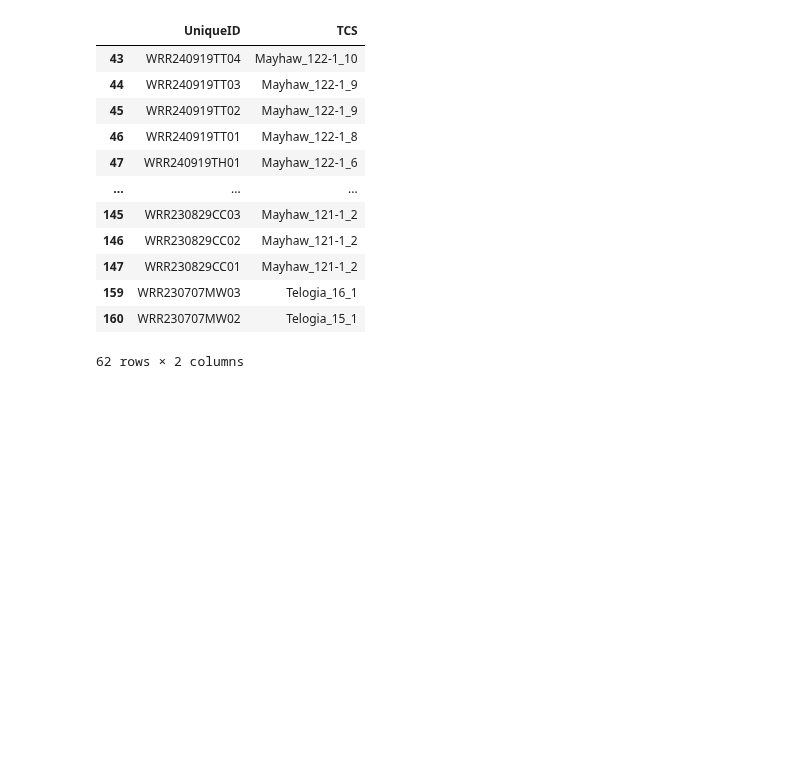
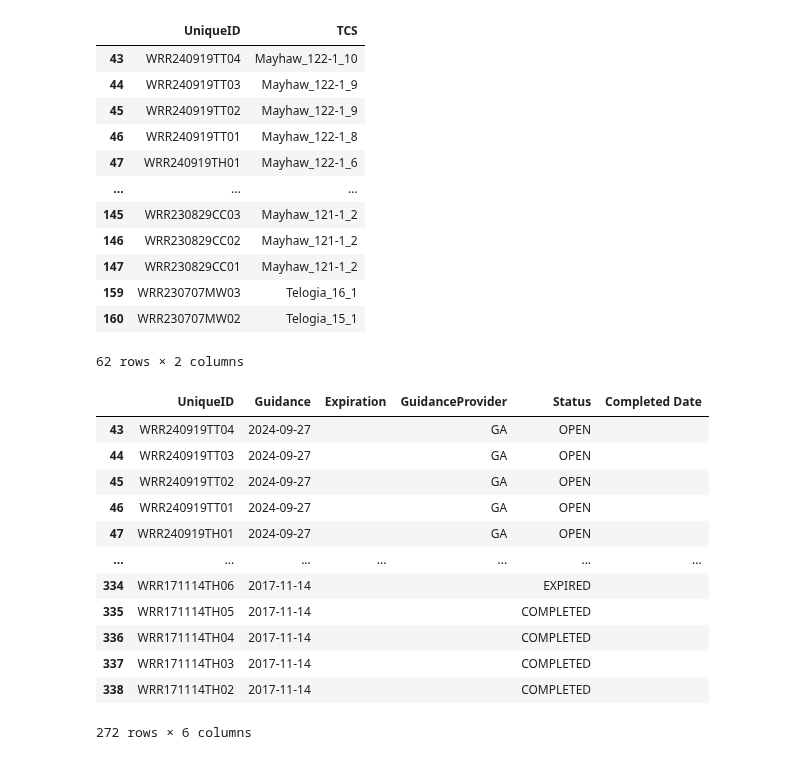
Before and after one commit to BilyBrown/sqlite3-tutorial, a Jupyter notebook: create_wrr_tables_00.ipynb, the cells around one changed output. Saved outputs shown, nothing was run; the diff lists cells and outputs as text; code cells hidden in the pictures; blank space fills up the shorter version.

Commit message:
looks like we made a decent enough client facing table for now

```diff
--- a/create_wrr_tables_00.ipynb
+++ b/create_wrr_tables_00.ipynb
@@ -549,3 +549,19 @@ wrr_inprog[['UniqueID', 'TCS']]
 | 159 | WRR230707MW03 | Telogia_16_1 |
 | 160 | WRR230707MW02 | Telogia_15_1 |
 62 rows × 2 columns
+# %%
+status_df
+# %% [output]
+|  | UniqueID | Guidance | Expiration | GuidanceProvider | Status | Completed Date |
+| 43 | WRR240919TT04 | 2024-09-27 |  | GA | OPEN |  |
+| 44 | WRR240919TT03 | 2024-09-27 |  | GA | OPEN |  |
+| 45 | WRR240919TT02 | 2024-09-27 |  | GA | OPEN |  |
+| 46 | WRR240919TT01 | 2024-09-27 |  | GA | OPEN |  |
+| 47 | WRR240919TH01 | 2024-09-27 |  | GA | OPEN |  |
+| ... | ... | ... | ... | ... | ... | ... |
+| 334 | WRR171114TH06 | 2017-11-14 |  |  | EXPIRED |  |
+| 335 | WRR171114TH05 | 2017-11-14 |  |  | COMPLETED |  |
+| 336 | WRR171114TH04 | 2017-11-14 |  |  | COMPLETED |  |
+| 337 | WRR171114TH03 | 2017-11-14 |  |  | COMPLETED |  |
+| 338 | WRR171114TH02 | 2017-11-14 |  |  | COMPLETED |  |
+272 rows × 6 columns
```
Also changed, not shown: parts of 8 cells of this notebook.
